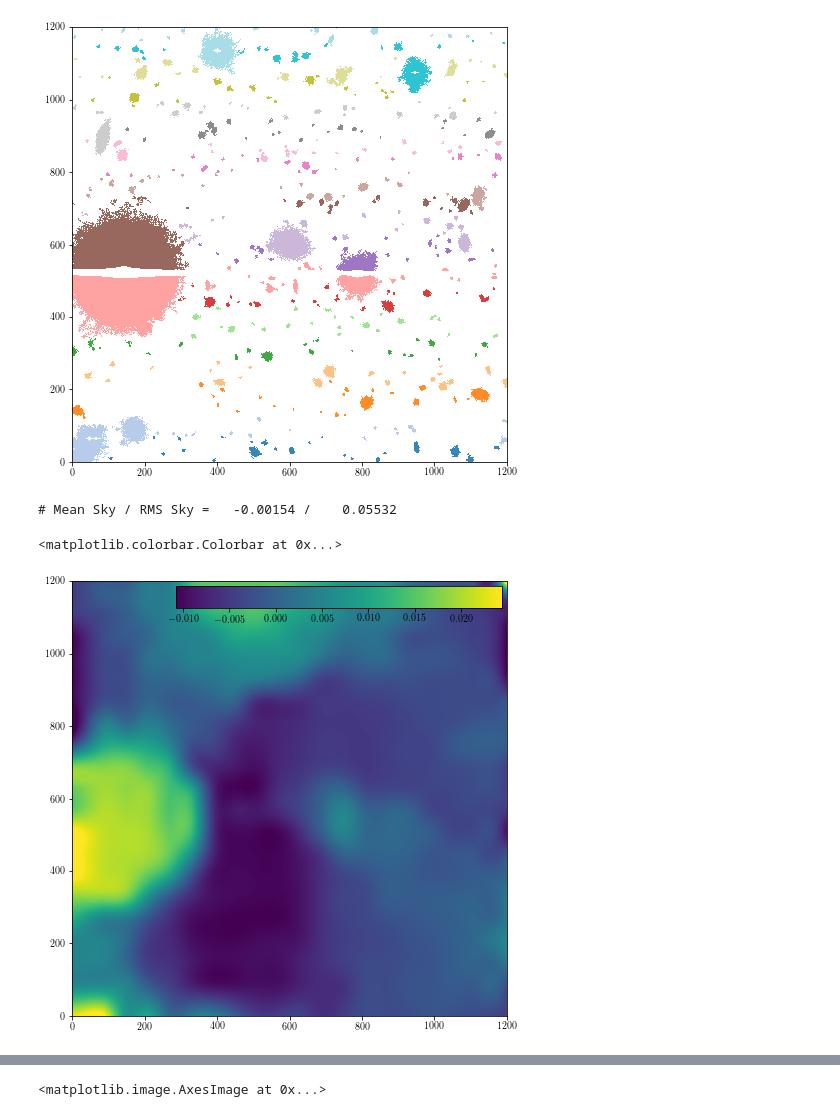
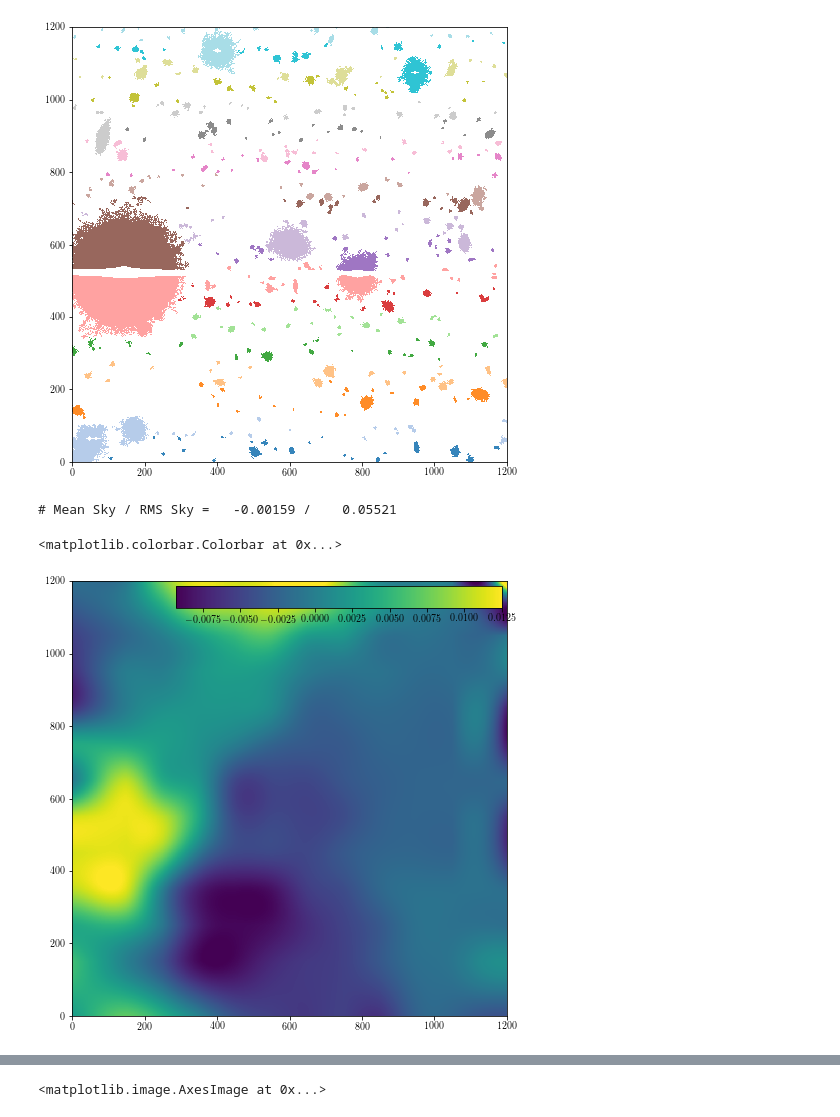
Before and after one commit to dr-guangtou/kungpao, a Jupyter notebook: demo/kungpao_footprint_noise_replace.ipynb, the cells around one changed output, grey strips where cells are left out. Drawn from its saved outputs; the diff is of its cells as text; code cells hidden in the pictures.

```diff
--- a/demo/kungpao_footprint_noise_replace.ipynb
+++ b/demo/kungpao_footprint_noise_replace.ipynb
@@ -140,28 +140,28 @@ plt.imshow(seg, origin='lower', cmap=SEG_CMAP,
 # %%
 bkg = sep.Background(gal_img_swap,
                      mask=seg_mask, maskthresh=0,
-                     bw=60, bh=60,
-                     fw=4, fh=4)
+                     bw=100, bh=100,
+                     fw=5, fh=5)
 
 print("# Mean Sky / RMS Sky = %10.5f / %10.5f" % (bkg.globalback, bkg.globalrms))
 
 
 fig = plt.figure(figsize=(8, 8))
 ax1 = fig.add_subplot(111)
 
 sky_zscale = np.arcsinh(bkg.back())
 
 zmin, zmax = ZScaleInterval(contrast=0.15).get_limits(sky_zscale)
 
 plt.imshow(sky_zscale, origin='lower', cmap=IMG_CMAP,
            vmin=zmin, vmax=zmax)
 
 ax_cbar = inset_axes(ax1, width="75%", height="5%", loc=1)
 plt.colorbar(cax=ax_cbar, orientation='horizontal')
 # %% [output]
-# Mean Sky / RMS Sky =   -0.00154 /    0.05532
+# Mean Sky / RMS Sky =   -0.00159 /    0.05521
 <matplotlib.colorbar.Colorbar at 0x...>
-[figure, old version]
+[figure, new version]
 # %%
 sky_noise_add = np.random.normal(loc=bkg.back(),
                                  scale=bkg.rms(),
```
Also changed, not shown: parts of 18 cells of this notebook.
